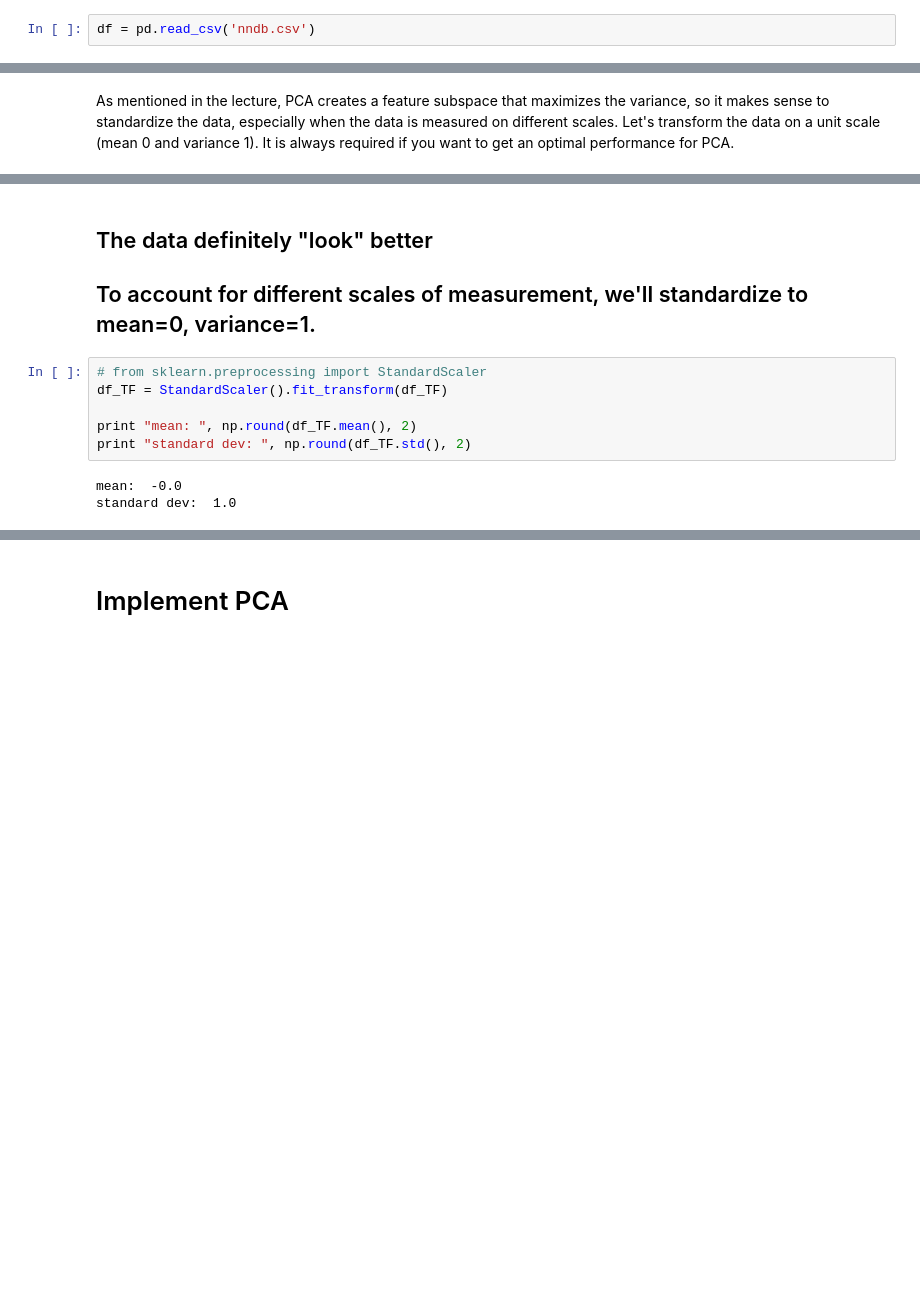
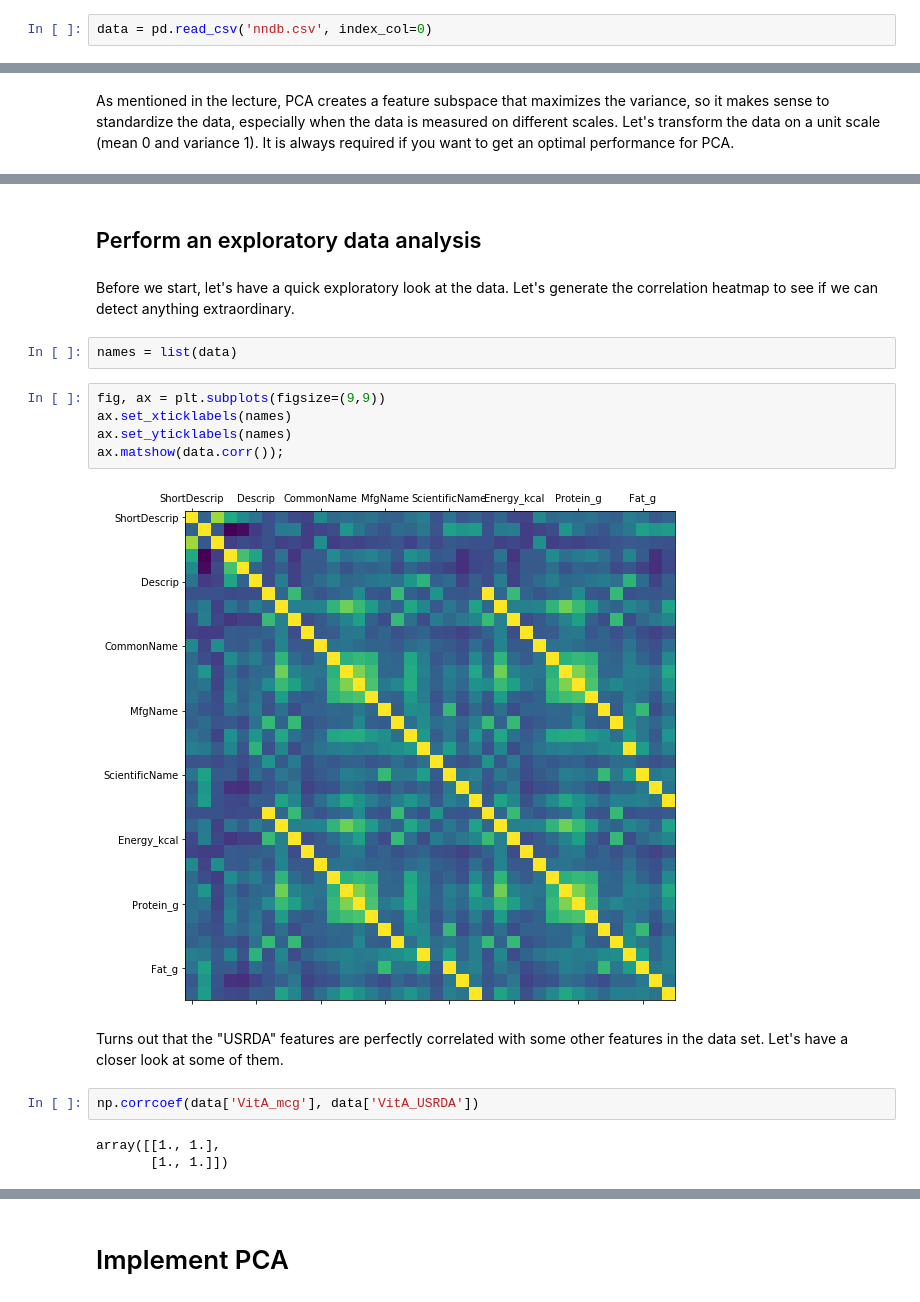
Before and after one commit to learn-co-curriculum/ml-pca-lab, a Jupyter notebook: PCA_lab_WIP.ipynb, the cells around one changed output, grey strips where cells are left out. Saved outputs shown, nothing was run; the diff lists cells and outputs as text; blank space fills up the shorter version.

```diff
--- a/PCA_lab_WIP.ipynb
+++ b/PCA_lab_WIP.ipynb
@@ -9,2 +13,2 @@ import matplotlib.pyplot as plt
 # %%
-df = pd.read_csv('nndb.csv')
+data = pd.read_csv('nndb.csv', index_col=0)
@@ -136,13 +28,20 @@ ax = df_TF.hist(bins=50, xlabelsize=-1, ylabelsize=-1, figsize=(11,11))
-# %% [markdown]
-## The data definitely "look" better
-
-## To account for different scales of measurement, we'll standardize to mean=0, variance=1.
-# %%
-# from sklearn.preprocessing import StandardScaler
-df_TF = StandardScaler().fit_transform(df_TF)
-
-print "mean: ", np.round(df_TF.mean(), 2)
-print "standard dev: ", np.round(df_TF.std(), 2)
-# %% [output]
-mean:  -0.0
-standard dev:  1.0
+# %% [markdown]
+## Perform an exploratory data analysis
+# %% [markdown]
+Before we start, let's have a quick exploratory look at the data. Let's generate the correlation heatmap to see if we can detect anything extraordinary.
+# %%
+names = list(data)
+# %%
+fig, ax = plt.subplots(figsize=(9,9))
+ax.set_xticklabels(names)
+ax.set_yticklabels(names)
+ax.matshow(data.corr());
+# %% [output]
+[figure, added]
+# %% [markdown]
+Turns out that the "USRDA" features are perfectly correlated with some other features in the data set. Let's have a closer look at some of them.
+# %%
+np.corrcoef(data['VitA_mcg'], data['VitA_USRDA'])
+# %% [output]
+array([[1., 1.],
+       [1., 1.]])
```
Also changed, not shown: parts of 51 cells of this notebook.
